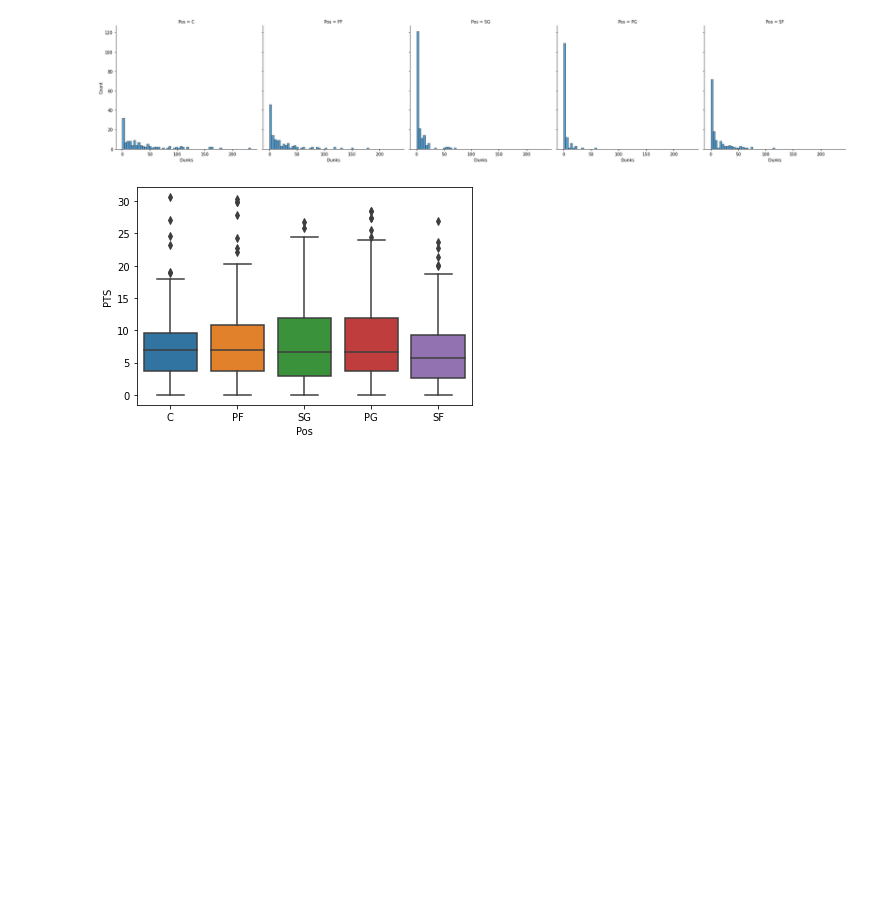
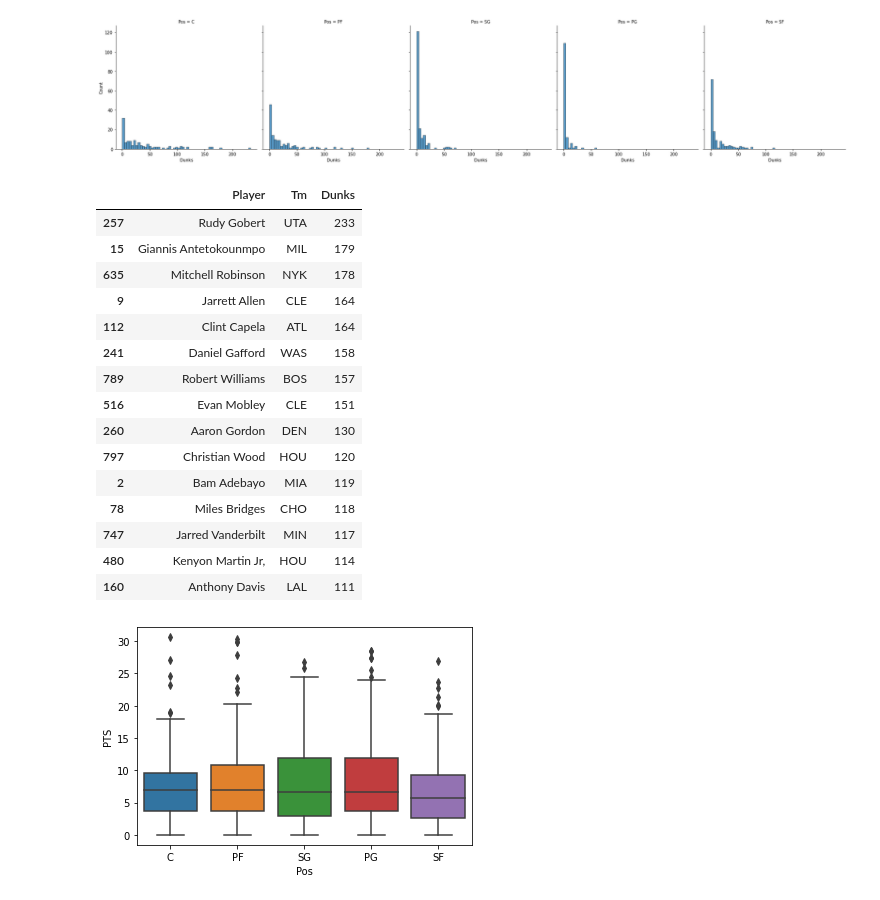
Before and after one commit to LanitaMG/py_Evaluacion, a Jupyter notebook: NBA_Stats.ipynb, the cells around one changed output. Drawn from its saved outputs; the diff is of its cells as text; code cells hidden in the pictures; blank space fills up the shorter version.

```diff
--- a/NBA_Stats.ipynb
+++ b/NBA_Stats.ipynb
@@ -139,6 +137,26 @@ sns.lmplot(x='2P', y='3P', data=nba_stats, hue='Pos');
 sns.displot(nba_stats, x='Dunks', col="Pos");
 # %% [output]
 [figure]
+# %%
+# Listado de jugadores con mayor cantidad de volcadas
+nba_stats.nlargest(15, columns=['Dunks']).filter(['Player', 'Tm', 'Dunks'])
+# %% [output]
+|  | Player | Tm | Dunks |
+| 257 | Rudy Gobert | UTA | 233 |
+| 15 | Giannis Antetokounmpo | MIL | 179 |
+| 635 | Mitchell Robinson | NYK | 178 |
+| 9 | Jarrett Allen | CLE | 164 |
+| 112 | Clint Capela | ATL | 164 |
+| 241 | Daniel Gafford | WAS | 158 |
+| 789 | Robert Williams | BOS | 157 |
+| 516 | Evan Mobley | CLE | 151 |
+| 260 | Aaron Gordon | DEN | 130 |
+| 797 | Christian Wood | HOU | 120 |
+| 2 | Bam Adebayo | MIA | 119 |
+| 78 | Miles Bridges | CHO | 118 |
+| 747 | Jarred Vanderbilt | MIN | 117 |
+| 480 | Kenyon Martin Jr, | HOU | 114 |
+| 160 | Anthony Davis | LAL | 111 |
 # %%
 # Distribución de puntos por posición
 sns.boxplot(x="Pos", y="PTS", data=nba_stats);
```
Also changed, not shown: parts of 1 cell of this notebook.
